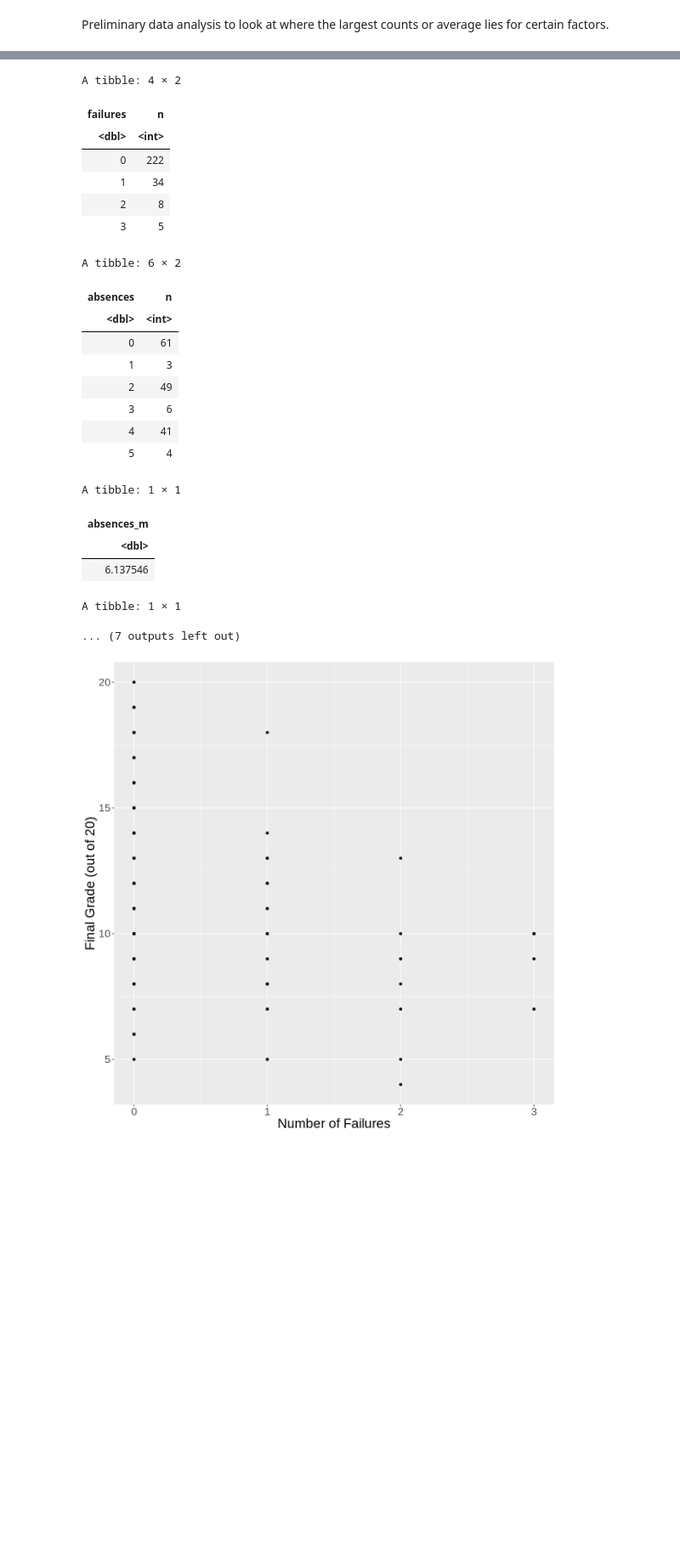
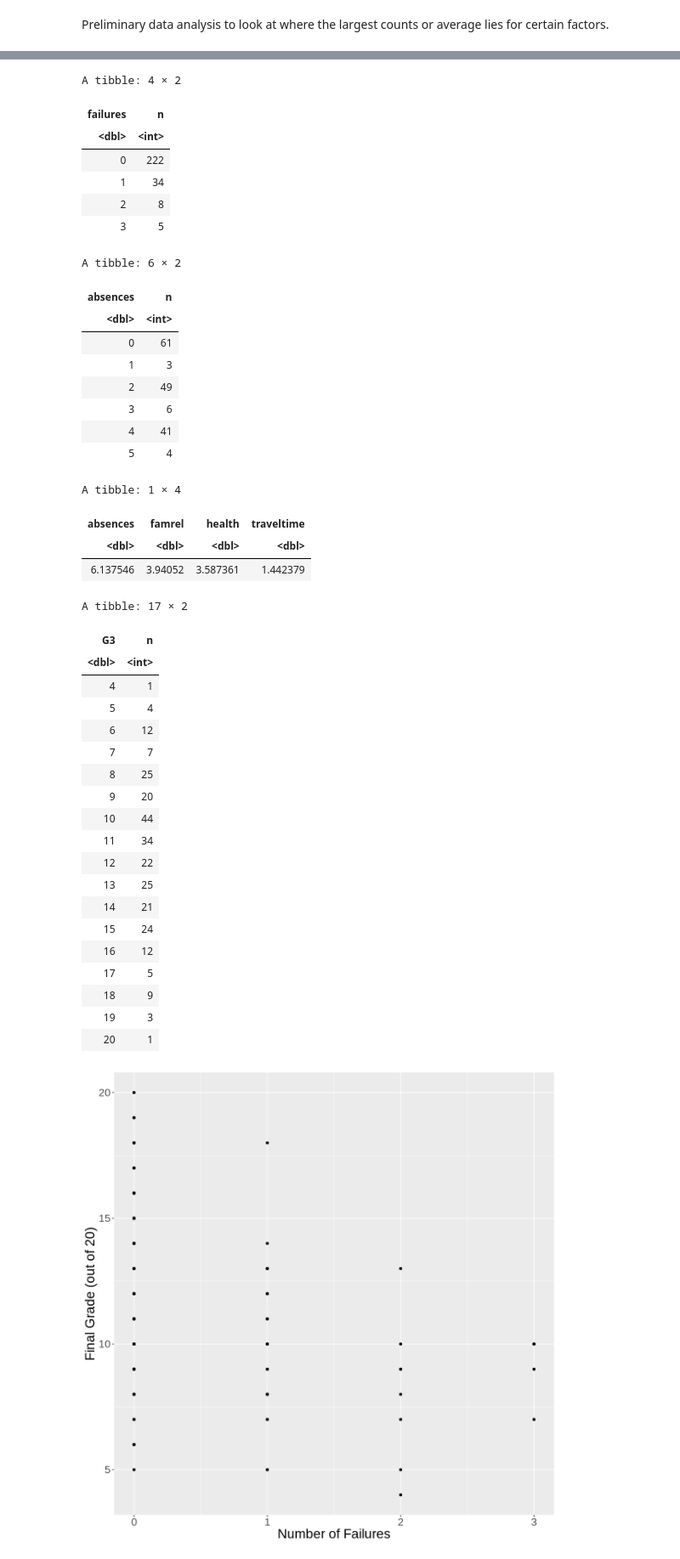
Before and after one commit to FelixNg21/DSCI100-project, a Jupyter notebook: Classification wrok.ipynb, the cells around one changed output, grey strips where cells are left out. Shown at 85% size. Drawn from its saved outputs; the diff is of its cells as text; code cells hidden in the pictures; blank space fills up the shorter version.

```diff
--- a/Classification wrok.ipynb
+++ b/Classification wrok.ipynb
@@ -112,34 +94,24 @@ student_train_failure <- group_by(student_train, failures) %>%
 student_train_absences <- group_by(student_train, absences) %>%
     summarize(n=n())
 
-# Computes mean of student absences
-student_train_absences_m <- group_by(student_train) %>%
-    summarize(absences_m = mean(absences))
+# Computes mean of student absences, family relationship quality, overall health status, travel time
+student_train_mean <- group_by(student_train) %>%
+    summarize(absences = mean(absences),
+              famrel = mean(famrel),
+             health = mean(health),
+             traveltime = mean(traveltime))
 
-# Computes mean family relationship quality
-student_train_famrel <- group_by(student_train) %>%
-    summarize(famrel = mean(famrel))
-
-# Computes mean overall health status
-student_train_health <- group_by(student_train) %>%
-    summarize(health = mean(health))
-
-# Computes mean student travel time
-student_train_travel <- group_by(student_train) %>%
-    summarize(traveltime = mean(traveltime))
 
 # Student final grade distribution
 student_train_G3 <- group_by(student_train, G3) %>%
     summarize(n = n())
 
-head(student_train_meduc)
-head(student_train_feduc)
-head(student_train_failure)
+student_train_meduc
+student_train_feduc
+student_train_failure
 head(student_train_absences)
-head(student_train_absences_m)
-head(student_train_famrel)
-head(student_train_health)
-head(student_train_travel)
+student_train_mean
+
 student_train_G3
 # %% [output]
 `summarise()` ungrouping output (override with `.groups` argument)
@@ -156,39 +128,57 @@ A tibble: 5 × 2
 | <dbl> | <int> |
 | 0 | 3 |
 | 1 | 35 |
 | 2 | 65 |
 | 3 | 66 |
 | 4 | 100 |
 A tibble: 5 × 2
 | Fedu | n |
 | <dbl> | <int> |
 | 0 | 1 |
 | 1 | 55 |
 | 2 | 70 |
 | 3 | 78 |
 | 4 | 65 |
 A tibble: 4 × 2
 | failures | n |
 | <dbl> | <int> |
 | 0 | 222 |
 | 1 | 34 |
 | 2 | 8 |
 | 3 | 5 |
 A tibble: 6 × 2
 | absences | n |
 | <dbl> | <int> |
 | 0 | 61 |
 | 1 | 3 |
 | 2 | 49 |
 | 3 | 6 |
 | 4 | 41 |
 | 5 | 4 |
-A tibble: 1 × 1
+A tibble: 1 × 4
-| absences_m |
-| <dbl> |
-| 6.137546 |
+| absences | famrel | health | traveltime |
+| <dbl> | <dbl> | <dbl> | <dbl> |
+| 6.137546 | 3.94052 | 3.587361 | 1.442379 |
-A tibble: 1 × 1
+A tibble: 17 × 2
-... (7 outputs left out)
+| G3 | n |
+| <dbl> | <int> |
+| 4 | 1 |
+| 5 | 4 |
+| 6 | 12 |
+| 7 | 7 |
+| 8 | 25 |
+| 9 | 20 |
+| 10 | 44 |
+| 11 | 34 |
+| 12 | 22 |
+| 13 | 25 |
+| 14 | 21 |
+| 15 | 24 |
+| 16 | 12 |
+| 17 | 5 |
+| 18 | 9 |
+| 19 | 3 |
+| 20 | 1 |
 # %%
 # Exploratory plot of Final Grade vs Number of Failures
 student_plot <- ggplot(student_train, aes(x = failures, y = G3)) +
```
Also changed, not shown: parts of 5 cells of this notebook.
